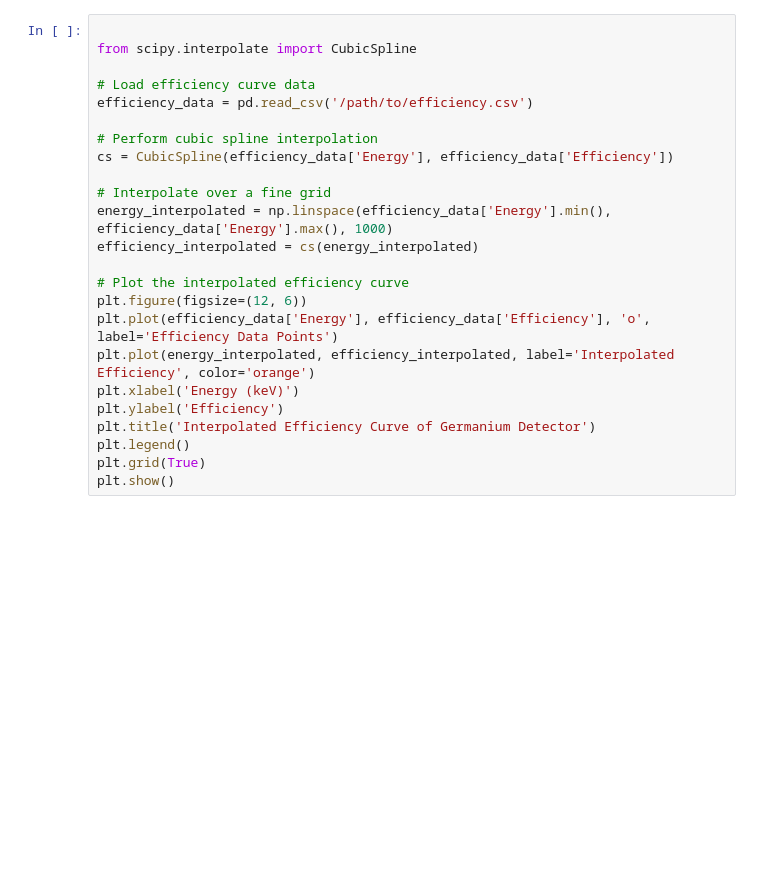
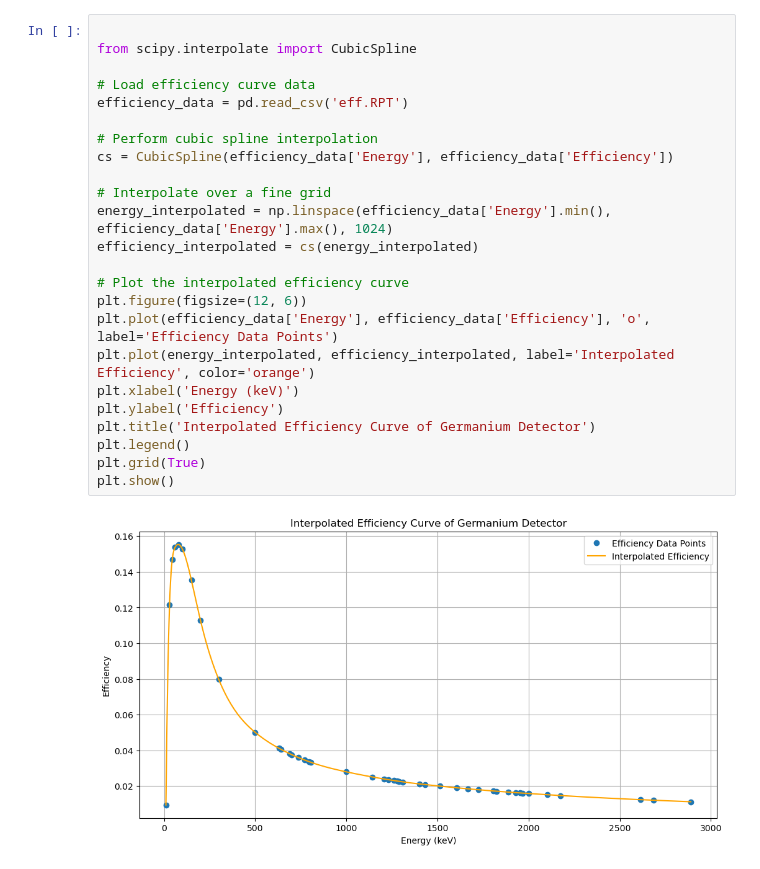
Before and after one commit to nyuad-astroparticle/tes-geant, a Jupyter notebook: ThSpectrum/spectrum_analysis.ipynb, the cells around one changed output. Drawn from its saved outputs; the diff is of its cells as text; blank space fills up the shorter version.

```diff
--- a/ThSpectrum/spectrum_analysis.ipynb
+++ b/ThSpectrum/spectrum_analysis.ipynb
@@ -60,27 +68,29 @@ plt.show()
 # %%
 
 from scipy.interpolate import CubicSpline
 
 # Load efficiency curve data
-efficiency_data = pd.read_csv('/path/to/efficiency.csv')
+efficiency_data = pd.read_csv('eff.RPT')
 
 # Perform cubic spline interpolation
 cs = CubicSpline(efficiency_data['Energy'], efficiency_data['Efficiency'])
 
 # Interpolate over a fine grid
-energy_interpolated = np.linspace(efficiency_data['Energy'].min(), efficiency_data['Energy'].max(), 1000)
+energy_interpolated = np.linspace(efficiency_data['Energy'].min(), efficiency_data['Energy'].max(), 1024)
 efficiency_interpolated = cs(energy_interpolated)
 
 # Plot the interpolated efficiency curve
 plt.figure(figsize=(12, 6))
 plt.plot(efficiency_data['Energy'], efficiency_data['Efficiency'], 'o', label='Efficiency Data Points')
 plt.plot(energy_interpolated, efficiency_interpolated, label='Interpolated Efficiency', color='orange')
 plt.xlabel('Energy (keV)')
 plt.ylabel('Efficiency')
 plt.title('Interpolated Efficiency Curve of Germanium Detector')
 plt.legend()
 plt.grid(True)
 plt.show()
+# %% [output]
+[figure, added]
 # %%
 
 # Cut the spectrum to match the energy range of the efficiency curve
```
Also changed, not shown: parts of 10 cells of this notebook, 12 other files.
